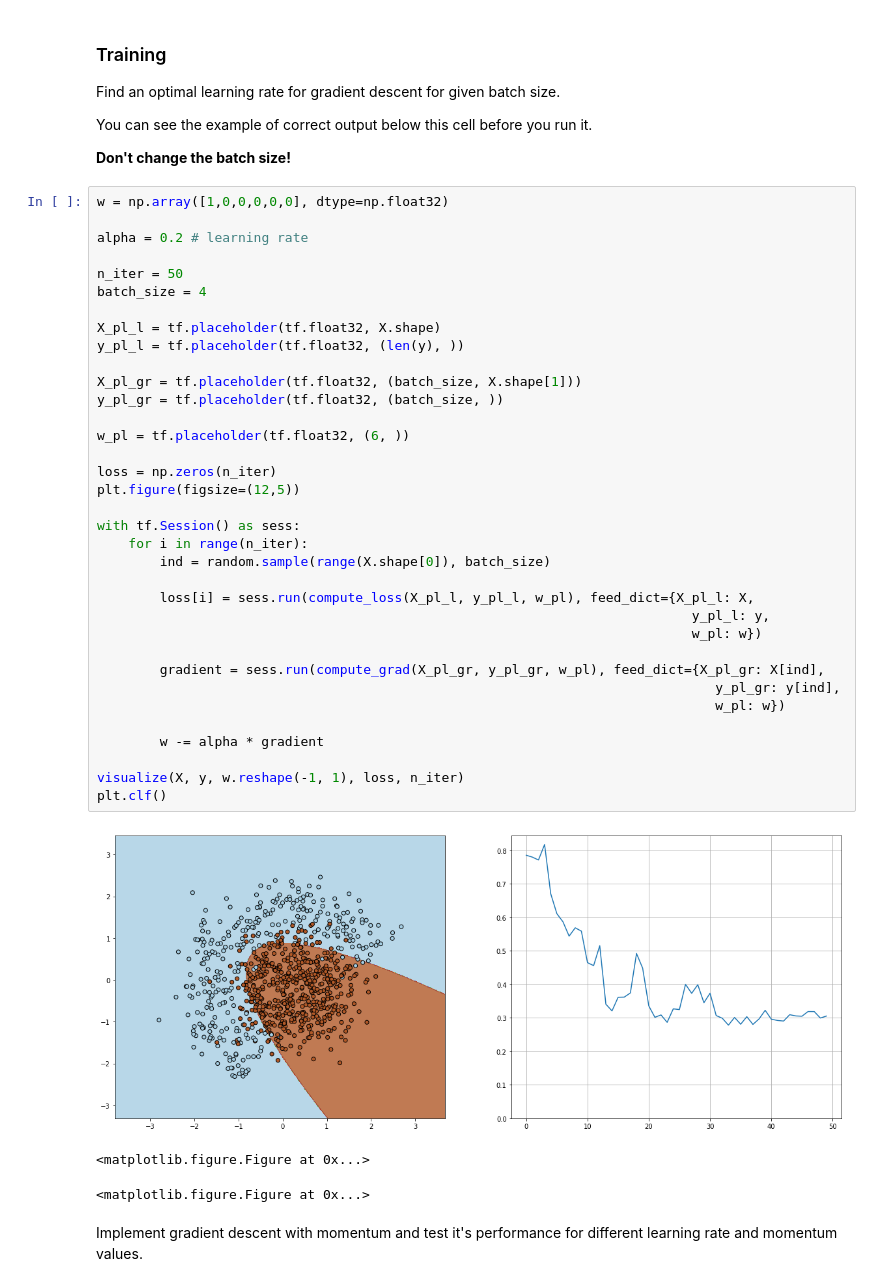
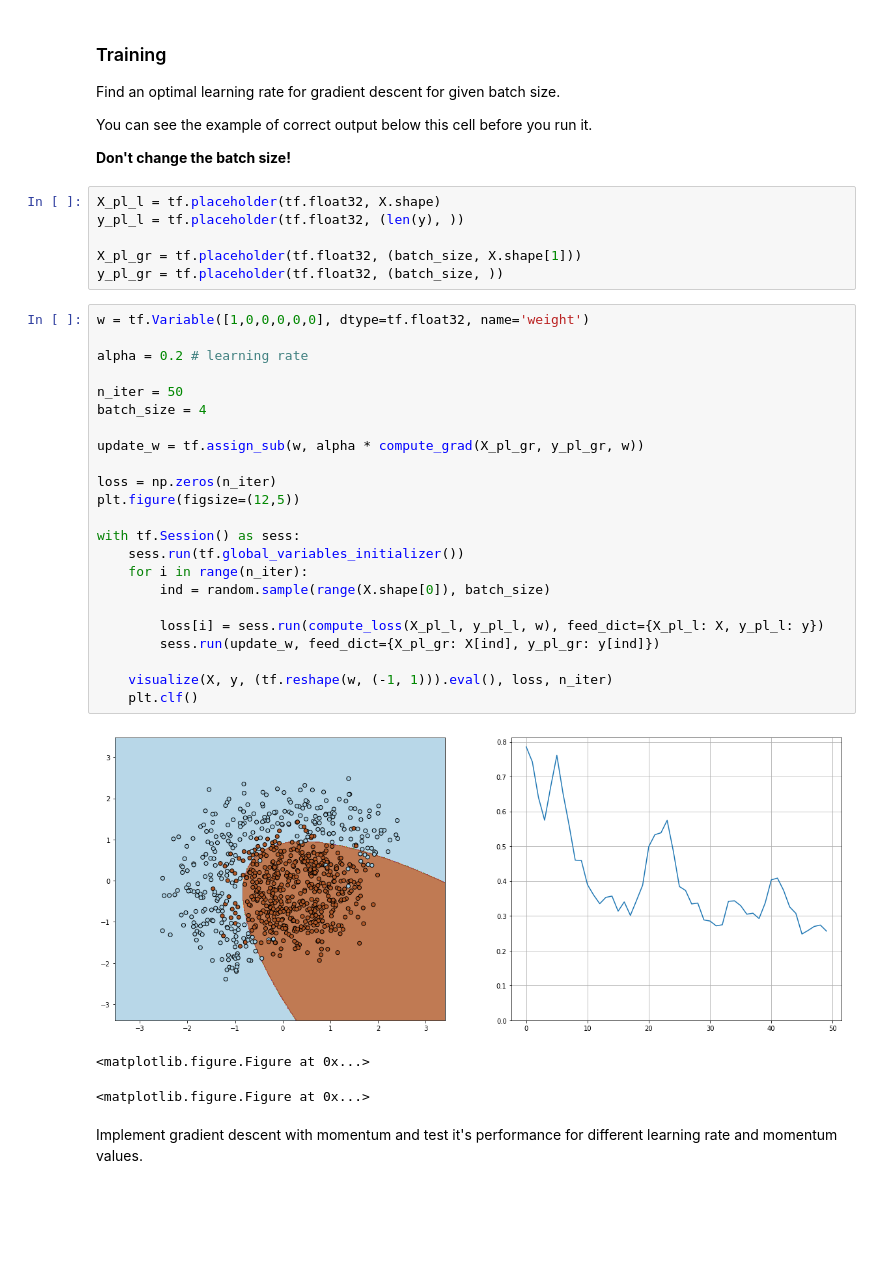
Before and after one commit to avgaydashenko/deep-learning-hw, a Jupyter notebook: task_1.ipynb, the cells around one changed output. Cells and saved outputs as stored; diff of their text form; blank space fills up the shorter version.

```diff
--- a/task_1.ipynb
+++ b/task_1.ipynb
@@ -103,43 +103,37 @@ Find an optimal learning rate for gradient descent for given batch size.
 You can see the example of correct output below this cell before you run it.
 
 **Don't change the batch size!**
+# %%
+X_pl_l = tf.placeholder(tf.float32, X.shape)
+y_pl_l = tf.placeholder(tf.float32, (len(y), ))
+
+X_pl_gr = tf.placeholder(tf.float32, (batch_size, X.shape[1]))
+y_pl_gr = tf.placeholder(tf.float32, (batch_size, ))
 # %%
-w = np.array([1,0,0,0,0,0], dtype=np.float32)
+w = tf.Variable([1,0,0,0,0,0], dtype=tf.float32, name='weight')
 
 alpha = 0.2 # learning rate
 
 n_iter = 50
 batch_size = 4
 
-X_pl_l = tf.placeholder(tf.float32, X.shape)
-y_pl_l = tf.placeholder(tf.float32, (len(y), ))
-
-X_pl_gr = tf.placeholder(tf.float32, (batch_size, X.shape[1]))
-y_pl_gr = tf.placeholder(tf.float32, (batch_size, ))
-
-w_pl = tf.placeholder(tf.float32, (6, ))
+update_w = tf.assign_sub(w, alpha * compute_grad(X_pl_gr, y_pl_gr, w))
 
 loss = np.zeros(n_iter)
 plt.figure(figsize=(12,5))
 
 with tf.Session() as sess:
+    sess.run(tf.global_variables_initializer())
     for i in range(n_iter):
         ind = random.sample(range(X.shape[0]), batch_size)
 
-        loss[i] = sess.run(compute_loss(X_pl_l, y_pl_l, w_pl), feed_dict={X_pl_l: X,
-                                                                            y_pl_l: y,
-                                                                            w_pl: w})
+        loss[i] = sess.run(compute_loss(X_pl_l, y_pl_l, w), feed_dict={X_pl_l: X, y_pl_l: y})
+        sess.run(update_w, feed_dict={X_pl_gr: X[ind], y_pl_gr: y[ind]})
 
-        gradient = sess.run(compute_grad(X_pl_gr, y_pl_gr, w_pl), feed_dict={X_pl_gr: X[ind],
-                                                                               y_pl_gr: y[ind],
-                                                                               w_pl: w})
-
-        w -= alpha * gradient
-
-visualize(X, y, w.reshape(-1, 1), loss, n_iter)
-plt.clf()
+    visualize(X, y, (tf.reshape(w, (-1, 1))).eval(), loss, n_iter)
+    plt.clf()
 # %% [output]
-[figure, old version]
+[figure, new version]
 <matplotlib.figure.Figure at 0x...>
 <matplotlib.figure.Figure at 0x...>
 # %% [markdown]
```
Also changed, not shown: parts of 6 cells of this notebook.
